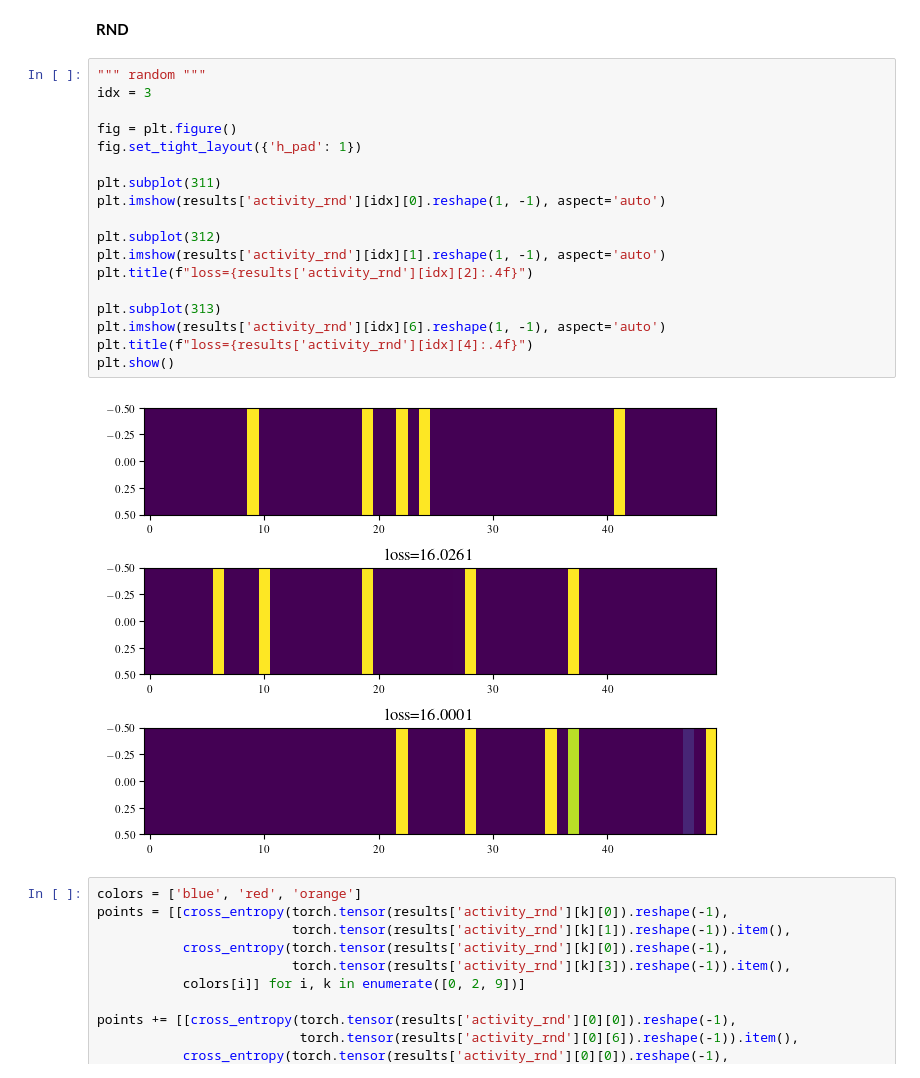
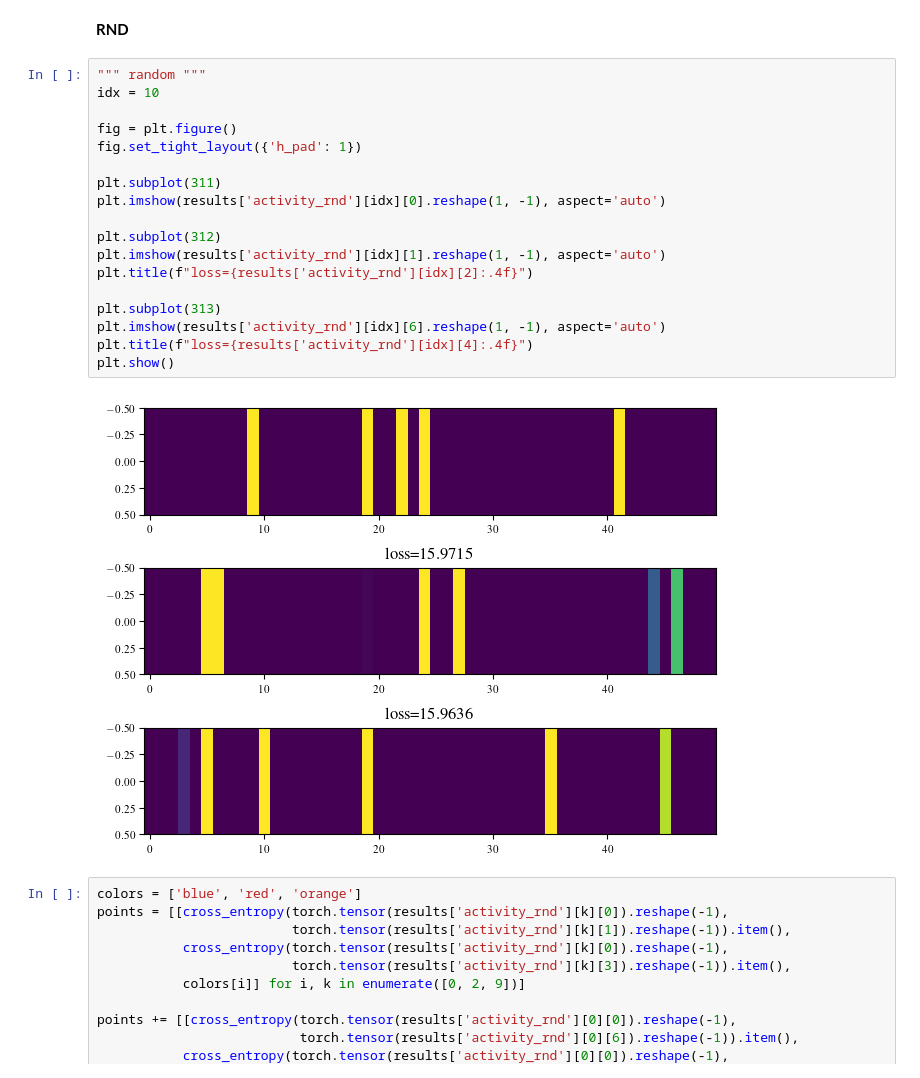
Before and after one commit to iKiru-hub/KAMemory, a Jupyter notebook: notebooks/lab_figures_1.ipynb, the cells around one changed output. Saved outputs shown, nothing was run; the diff lists cells and outputs as text.

```diff
--- a/notebooks/lab_figures_1.ipynb
+++ b/notebooks/lab_figures_1.ipynb
@@ -659,24 +659,24 @@ fig_mtl.savefig("../media/plots/loss_stimuli_mtl.png", dpi=300, bbox_inches='tig
 **RND**
 # %%
 """ random """
-idx = 3
+idx = 10
 
 fig = plt.figure()
 fig.set_tight_layout({'h_pad': 1})
 
 plt.subplot(311)
 plt.imshow(results['activity_rnd'][idx][0].reshape(1, -1), aspect='auto')
 
 plt.subplot(312)
 plt.imshow(results['activity_rnd'][idx][1].reshape(1, -1), aspect='auto')
 plt.title(f"loss={results['activity_rnd'][idx][2]:.4f}")
 
 plt.subplot(313)
 plt.imshow(results['activity_rnd'][idx][6].reshape(1, -1), aspect='auto')
 plt.title(f"loss={results['activity_rnd'][idx][4]:.4f}")
 plt.show()
 # %% [output]
-[figure, old version]
+[figure, new version]
 # %%
 colors = ['blue', 'red', 'orange']
 points = [[cross_entropy(torch.tensor(results['activity_rnd'][k][0]).reshape(-1),
```
Also changed, not shown: parts of 2 cells of this notebook, 14 other files.
